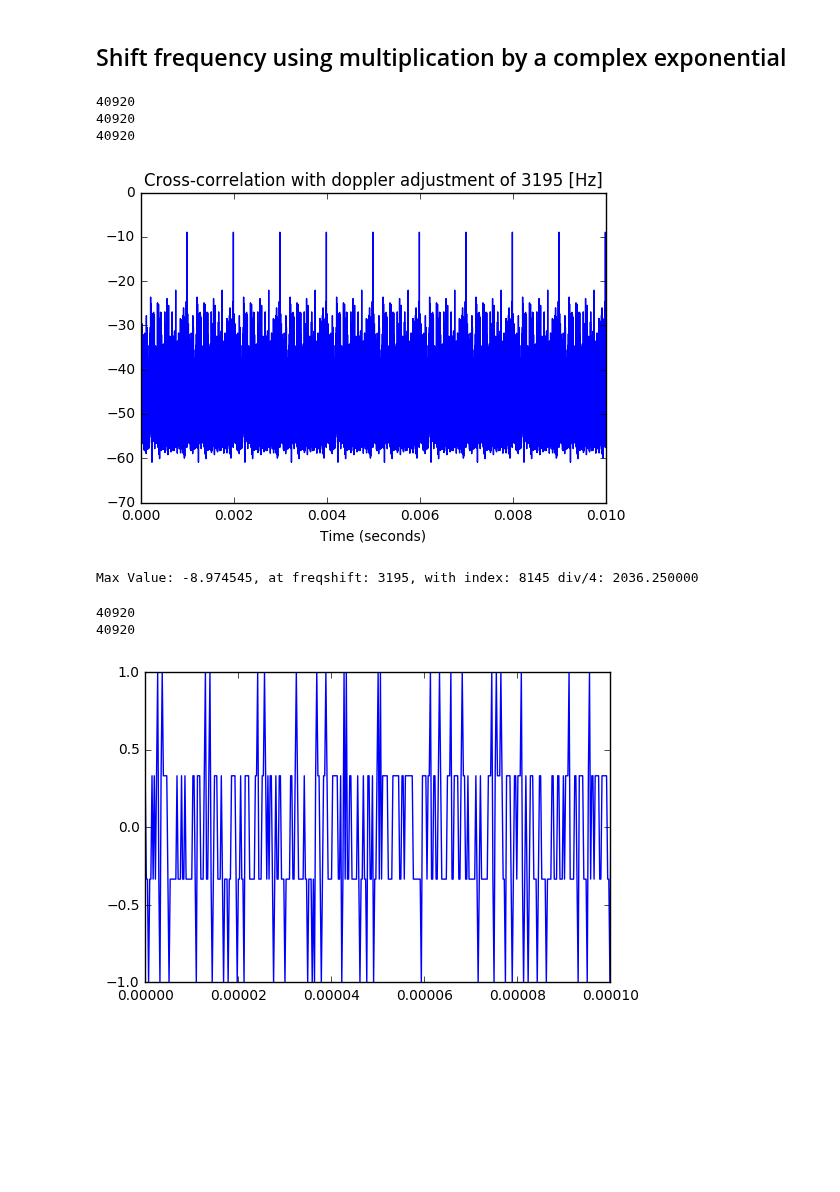
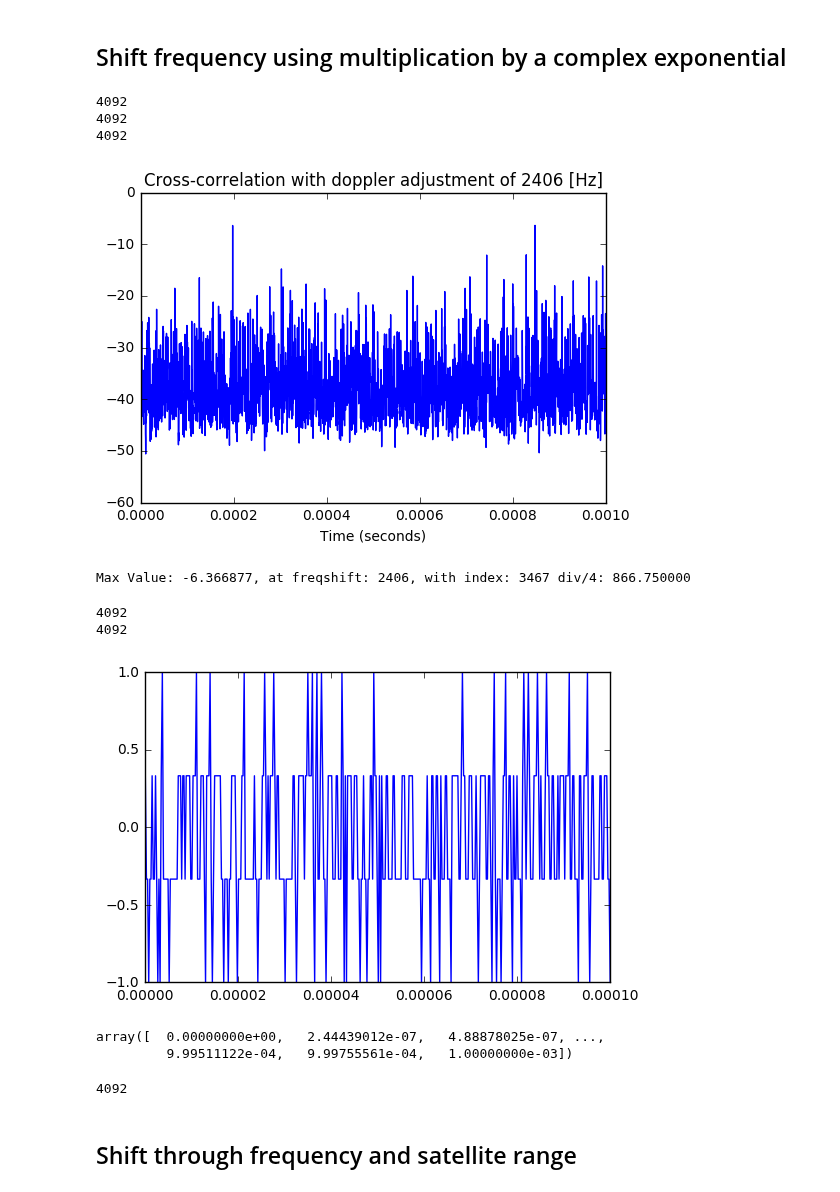
Before and after one commit to psas/gps, a Jupyter notebook: notebooks/Acquisition.ipynb, the cells around one changed output. Cells and saved outputs as stored; diff of their text form; code cells hidden in the pictures; blank space fills up the shorter version.

Commit message:
Loop through freq/sat implementation started

```diff
--- a/notebooks/Acquisition.ipynb
+++ b/notebooks/Acquisition.ipynb
@@ -80,8 +80,8 @@ print("File handle is: %d." % (fHandle.fileno()))
 # Will initially read enough samples for ~20 ms of data
 fs = 4.092*10**6 # Sampling Frequency [Hz]
 Ts = 1/fs # Sampling Period [s]
-NumberOfMilliseconds = 10
-SampleLength = NumberOfMilliseconds*10**(-3) # 20 ms Sample length
+NumberOfMilliseconds = 1
+SampleLength = NumberOfMilliseconds*10**(-3) # Sample length in 1ms multiples
 StartingByte = 0 # Can change this if we want to discard initial samples
 TotalSamples = int(np.ceil(SampleLength/Ts))
 TotalBytes = int(np.ceil(TotalSamples/2))
@@ -235,10 +235,11 @@ plt.show()
 #code = np.repeat(CodeGen.getCode(1023), 4)
 
 #Choose which satellite's C/A code is generated
-Satellite = 17
+Satellite = 2
 
 # Create list of C/A code Taps, for simpler sat selection",
-sat = [(2,6),(3,7),(4,8),(5,9),(1,9),(2,6),(1,8),(2,9),(3,10),(2,3),(3,4),(5,6),(6,7),(7,8),(8,9),(9,10),(1,4),(2,5),(3,6),(4,7),(5,8),(6,9),(1,3),(4,6),(5,7),(6,8),(7,9),(8,10),(1,6),(2,7),(3,8),(4,9),(5,10),(4,10),(1,7),(2,8),(4,10)]
+#sat = [(2,6),(3,7),(4,8),(5,9),(1,9),(2,6),(1,8),(2,9),(3,10),(2,3),(3,4),(5,6),(6,7),(7,8),(8,9),(9,10),(1,4),(2,5),(3,6),(4,7),(5,8),(6,9),(1,3),(4,6),(5,7),(6,8),(7,9),(8,10),(1,6),(2,7),(3,8),(4,9),(5,10),(4,10),(1,7),(2,8),(4,10)]
+sat = [(1,5),(2,6),(3,7),(4,8),(0,8),(1,5),(0,7),(1,8),(2,9),(1,2),(2,3),(4,5),(5,6),(6,7),(7,8),(8,9),(0,3),(1,4),(2,5),(3,6),(4,7),(5,8),(0,2),(3,5),(4,6),(5,7),(6,8),(7,9),(0,5),(1,6),(2,7),(3,8),(4,9),(3,9),(0,6),(1,7),(3,9)]
 
 # Create Code Generator object for chosen Satellite
 CodeGen = GoldCode(sat[Satellite - 1]) # Index starts at zero
@@ -305,35 +306,35 @@ Max Value: -6.478175, at freqshift: 0, with index 38046
 # %% [markdown]
 ## Shift frequency using multiplication by a complex exponential
 # %%
-freqShift = 3195 #[Hz]
+freqShift = 2406 #[Hz]
 
 # Initialize complex array
 CDataShifted = np.zeros(len(CData), dtype=np.complex)
 print(len(CData))
 print(len(CDataShifted))
 print(len(t))
 for i in range(len(CData)):
     CDataShifted[i] = CData[i]*np.exp(1j*2*np.pi*freqShift*t[i]) + CData[i]*np.exp(1j*2*np.pi*freqShift*t[i])
 
 fftCDataShifted = np.fft.fft(CDataShifted,nfft)
 
 result = np.fft.ifft(GCConj * fftCDataShifted,nfft)
 
 resultSQ = np.abs(result) ** 2
 resultLog = -10*np.log10(resultSQ)
 
 plt.plot(t,resultLog)
 plt.title("Cross-correlation with doppler adjustment of %d [Hz]"%(freqShift))
 plt.xlabel("Time (seconds)")
 plt.show()
 
 print("Max Value: %f, at freqshift: %d, with index: %d div/4: %f"%(np.max(resultLog),freqShift,np.argmax(resultLog),np.argmax(resultLog)/4))
 # %% [output]
-40920
-40920
-40920
+4092
+4092
+4092
-[figure, old version]
+[figure, new version]
-Max Value: -8.974545, at freqshift: 3195, with index: 8145 div/4: 2036.250000
+Max Value: -6.366877, at freqshift: 2406, with index: 3467 div/4: 866.750000
 # %%
 # Shift gold code by maximum index from prior cell
 CACode_Shifted = CACodeSampled
@@ -350,8 +351,11 @@ plt.plot(t,Result)
 plt.xlim(0,0.0001)
 plt.show()
 # %% [output]
-40920
-40920
+4092
+4092
-[figure, old version]
+[figure, new version]
 # %%
 t
+# %% [output]
+array([  0.00000000e+00,   2.44439012e-07,   4.88878025e-07, ...,
+         9.99511122e-04,   9.99755561e-04,   1.00000000e-03])
@@ -359,0 +362,7 @@ len(t)
+# %%
+
+len(t)
+# %% [output]
+4092
+# %% [markdown]
+## Shift through frequency and satellite range
```
Also changed, not shown: parts of 13 cells of this notebook.
